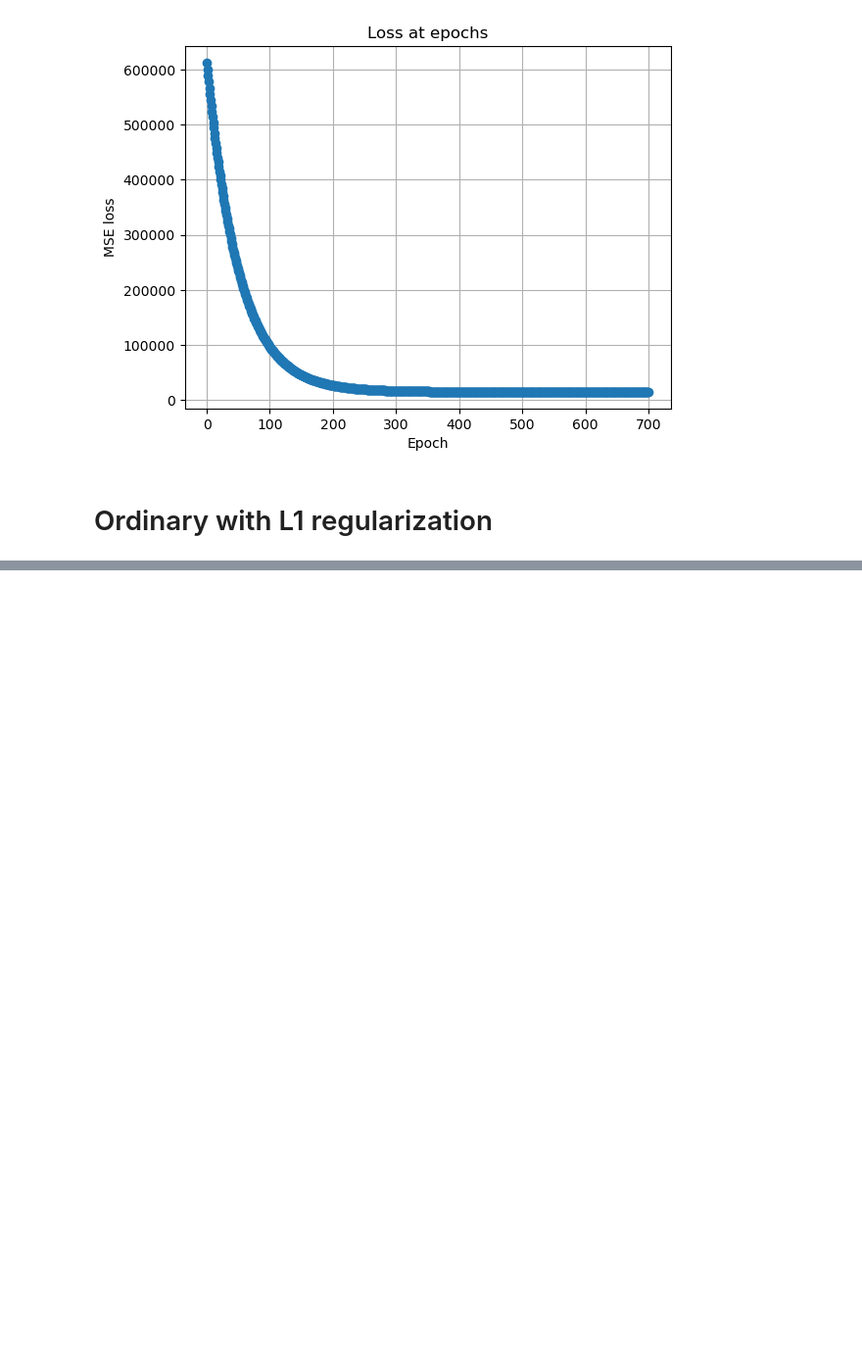
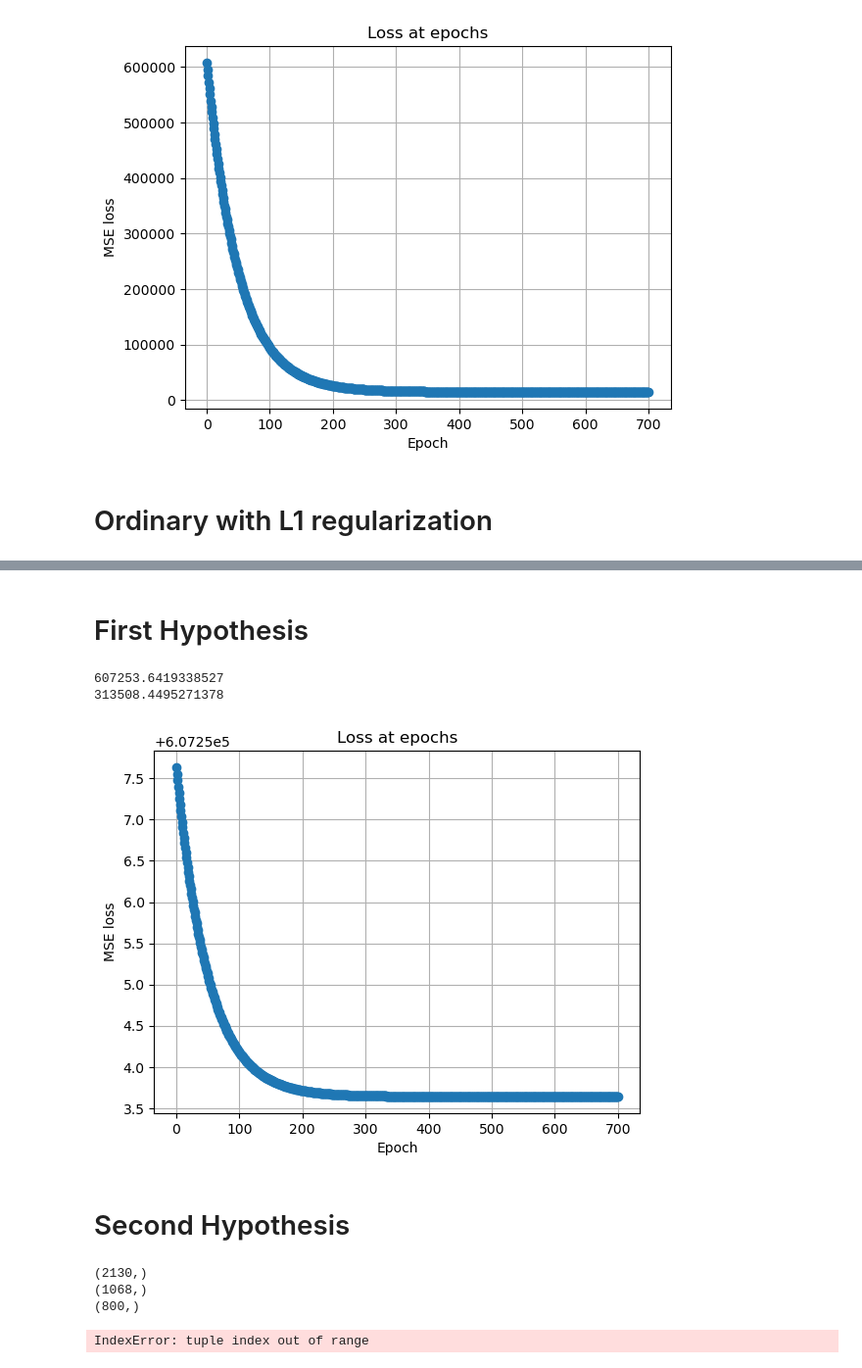
Before and after one commit to typsoon/mpum_first_miniproject, a Jupyter notebook: regression.sync.ipynb, the cells around one changed output, grey strips where cells are left out. Shown: that part at 98% size. Cells and saved outputs as stored; diff of their text form; code cells hidden in the pictures; blank space fills up the shorter version.

```diff
--- a/regression.sync.ipynb
+++ b/regression.sync.ipynb
@@ -327,0 +377,74 @@ train_and_test(
+# %% [markdown]
+# First Hypothesis
+# %%
+def test_hypothesis(
+    preprocess_data_func,
+    train_matrix,
+    train_labels_matrix,
+    validation_matrix,
+    validation_labels_matrix,
+    test_matrix,
+    test_labels_matrix,
+):
+    train_matrix_hyp = preprocess_data_func(train_matrix)
+    validation_matrix_hyp = preprocess_data_func(validation_matrix)
+    test_matrix_hyp = preprocess_data_func(test_matrix)
+    base_func_hyp = OrdinaryBaseFunc(
+        train_matrix_hyp.shape[1], train_matrix_hyp.shape[0]
+    )
+    loss_func_hyp = MSE(train_matrix_hyp.shape[0])
+    model = Model(base_func_hyp, loss_func_hyp, 0.01)
+
+    train_and_test(
+        model,
+        train_matrix_hyp,
+        train_labels_matrix,
+        validation_matrix_hyp,
+        validation_labels_matrix,
+    )
+# %%
+def preprocess_data_matrix_1(data_matrix):
+    answer = np.array([])
+    answer = np.hstack((answer, data_matrix.T[3]))
+    answer = answer.reshape((len(answer), 1))
+    # print(answer.shape)
+    return answer
+
+
+test_hypothesis(
+    preprocess_data_matrix_1,
+    train_matrix,
+    train_labels_matrix,
+    validation_matrix,
+    validation_labels_matrix,
+    test_matrix,
+    test_labels_matrix,
+)
+# %% [output]
+607253.6419338527
+313508.4495271378
+[figure, added]
+# %% [markdown]
+# Second Hypothesis
+# %%
+def preprocess_data_matrix_2(data_matrix):
+    answer = np.array([])
+    answer = np.hstack((data_matrix.T[3], data_matrix.T[4]))
+    print(answer.shape)
+    return answer
+
+
+test_hypothesis(
+    preprocess_data_matrix_2,
+    train_matrix,
+    train_labels_matrix,
+    validation_matrix,
+    validation_labels_matrix,
+    test_matrix,
+    test_labels_matrix,
+)
+# %% [output]
+(2130,)
+(1068,)
+(800,)
+IndexError: tuple index out of range
```
Also changed, not shown: parts of 14 cells of this notebook, 1 other file.
